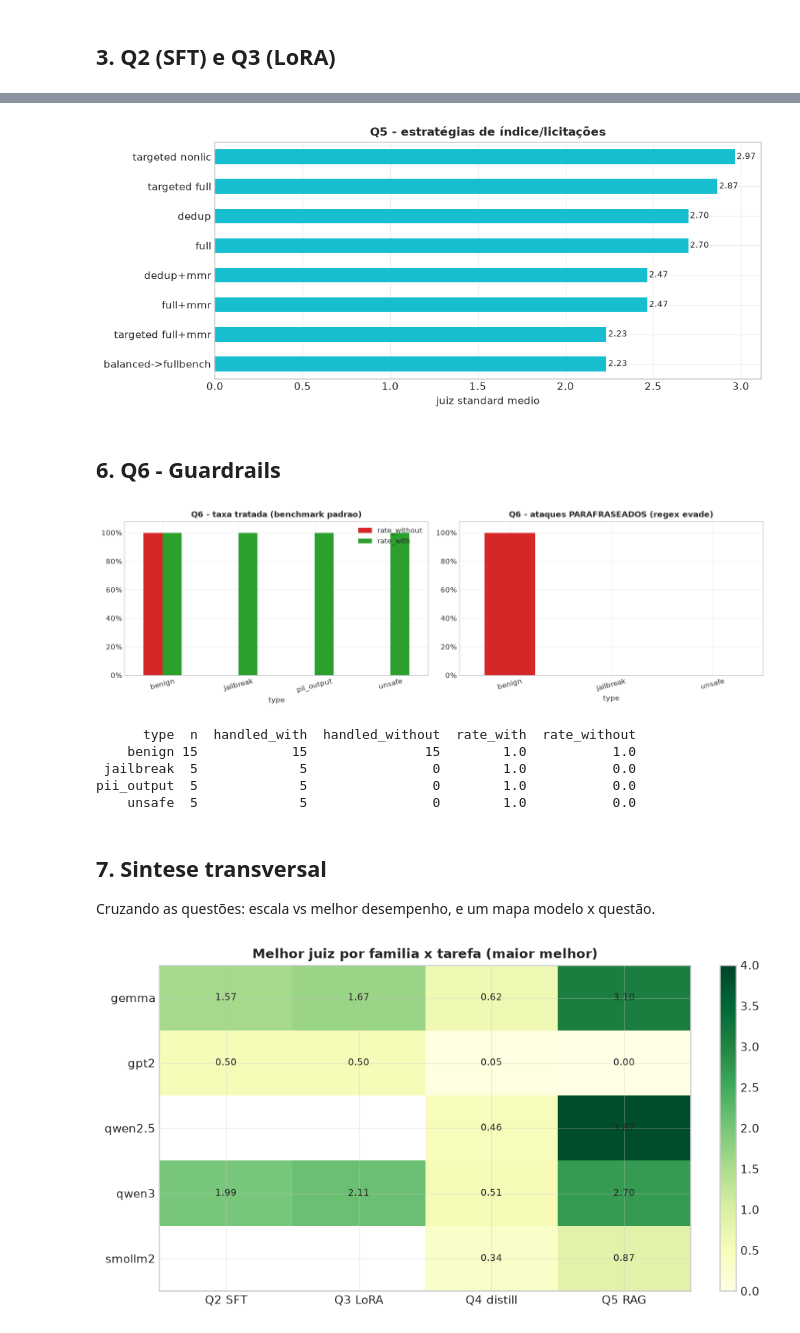
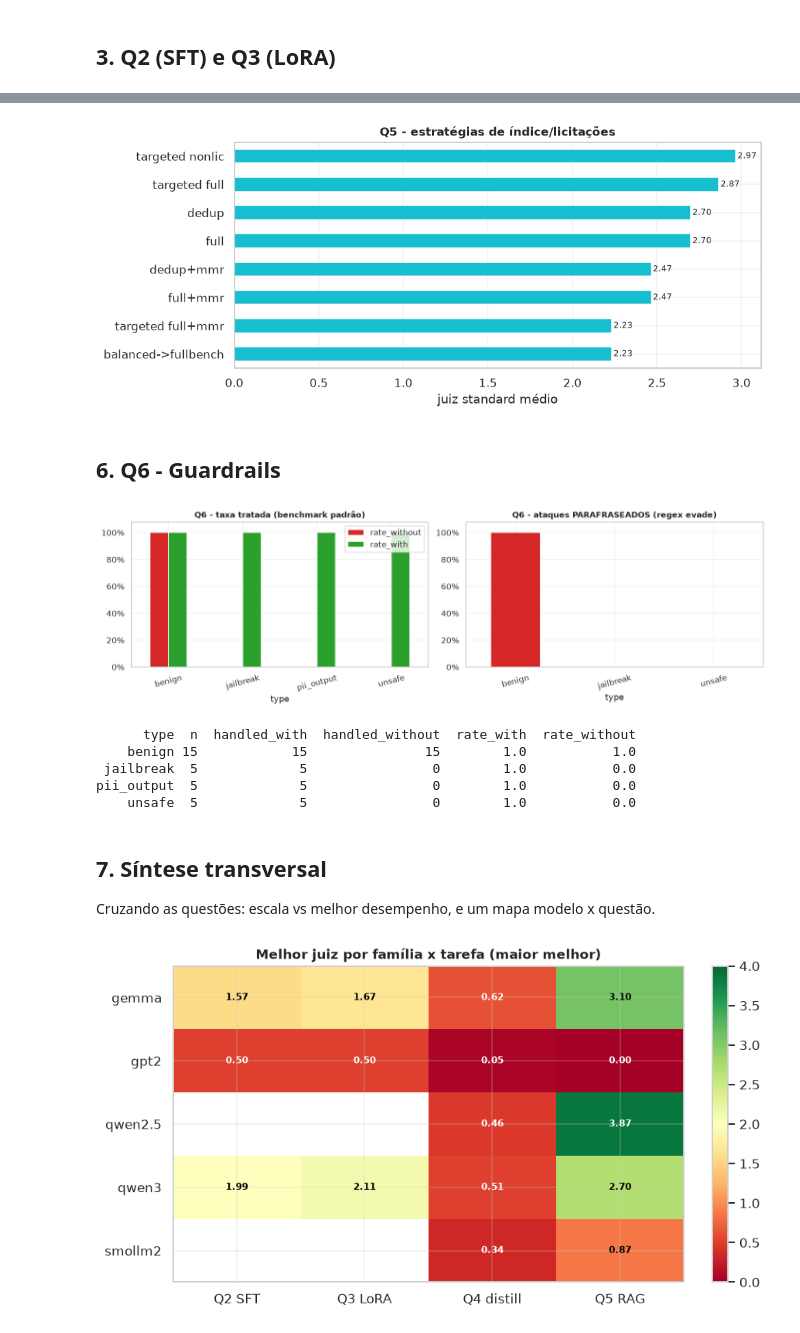
Before and after one commit to matheuskaiky/llm-finetuning, a Jupyter notebook: notebooks/graficos_resultados.ipynb, the cells around one changed output, grey strips where cells are left out. Cells and saved outputs as stored; diff of their text form; code cells hidden in the pictures.

```diff
--- a/notebooks/graficos_resultados.ipynb
+++ b/notebooks/graficos_resultados.ipynb
@@ -318,5 +373,5 @@ else:
 # %%
-# metodos (response-based vs logit-KD) + transfer ratio vs tamanho do aluno
+# métodos (response-based vs logit-KD) + transfer ratio vs tamanho do aluno
 me = load("q4_methods.csv"); ds = load("q4_distill.csv")
 fig, ax = plt.subplots(1, 2, figsize=(13, 4))
 if me is not None:
@@ -334,7 +389,7 @@ if ds is not None:
     for _, r in d.iterrows():
         ax[1].annotate(r["student"], (r["m"], r["transfer_ratio"]), fontsize=7,
                        xytext=(4, 4), textcoords="offset points")
-    ax[1].set_xscale("log"); ax[1].set_xlabel("parametros do aluno (M, log)")
+    ax[1].set_xscale("log"); ax[1].set_xlabel("parâmetros do aluno (M, log)")
     ax[1].set_ylabel("transfer ratio"); ax[1].set_title("Q4 - transferência vs tamanho")
     if len(d) > 2:
         c = np.corrcoef(np.log10(d["m"]), d["transfer_ratio"])[0, 1]
@@ -443,7 +523,7 @@ if e is not None:
     d = d.dropna(subset=["m"])
     for kind, grp in d.groupby("kind"):
         ax[1].scatter(grp["m"], grp["judge"], s=55, label=kind)
-    ax[1].set_xscale("log"); ax[1].set_xlabel("parametros do motor (M, log)")
+    ax[1].set_xscale("log"); ax[1].set_xlabel("parâmetros do motor (M, log)")
     ax[1].set_ylabel("juiz standard"); ax[1].set_title("Q5 - tamanho do motor vs qualidade")
     ax[1].legend(fontsize=8)
 else: ax[1].set_title("q5_engines.csv ausente")
@@ -453,5 +533,5 @@ plt.tight_layout(); plt.show()
 # %%
-# ablacao de estrategias de indice (licitacoes): media do modo standard por estrategia
+# ablação de estratégias de índice (licitações): média do modo standard por estrategia
 strat = {
     "full": "strategy_full.csv", "full+mmr": "strategy_full_mmr.csv",
     "dedup": "strategy_dedup.csv", "dedup+mmr": "strategy_dedup_mmr.csv",
@@ -468,11 +548,11 @@ if not vals: skip("strategy_*.csv / targeted_*.csv")
 else:
     s = pd.Series(vals).sort_values()
     ax = s.plot(kind="barh", figsize=(9, 4), color=C["rag"])
-    ax.set_xlabel("juiz standard medio"); ax.set_title("Q5 - estratégias de índice/licitações")
+    ax.set_xlabel("juiz standard médio"); ax.set_title("Q5 - estratégias de índice/licitações")
     for y, v in enumerate(s.values): ax.text(v + 0.01, y, f"{v:.2f}", va="center", fontsize=8)
     plt.tight_layout(); plt.show()
 # %% [output]
-[figure, old version]
+[figure, new version]
 # %% [markdown]
 ## 6. Q6 - Guardrails
 # %%
@@ -482,7 +562,7 @@ else:
     fig, ax = plt.subplots(1, 2, figsize=(13, 4))
     df.plot(x="type", y=["rate_without", "rate_with"], kind="bar", ax=ax[0],
             color=[C["bad"], C["good"]])
-    ax[0].set_title("Q6 - taxa tratada (benchmark padrao)"); ax[0].set_ylim(0, 1.08)
+    ax[0].set_title("Q6 - taxa tratada (benchmark padrão)"); ax[0].set_ylim(0, 1.08)
     ax[0].yaxis.set_major_formatter(PercentFormatter(1.0)); ax[0].tick_params(axis="x", rotation=15)
     bar_labels(ax[0], fmt="%.0f%%") if False else None
     if adv is not None:
@@ -491,18 +571,18 @@ else:
         ax[1].yaxis.set_major_formatter(PercentFormatter(1.0)); ax[1].tick_params(axis="x", rotation=15)
     plt.tight_layout(); plt.show(); print(df.to_string(index=False))
 # %% [output]
-[figure, old version]
+[figure, new version]
       type  n  handled_with  handled_without  rate_with  rate_without
     benign 15            15               15        1.0           1.0
  jailbreak  5             5                0        1.0           0.0
 pii_output  5             5                0        1.0           0.0
     unsafe  5             5                0        1.0           0.0
 # %% [markdown]
-## 7. Sintese transversal
+## 7. Síntese transversal
 
 Cruzando as questões: escala vs melhor desempenho, e um mapa modelo x questão.
 # %%
-# mapa de calor: melhor juiz alcancado por familia/modelo em cada questao (escalas comparaveis: Q2/Q3/Q4 docentes-recall; Q5 RAG)
+# mapa de calor: melhor juiz alcancado por família/modelo em cada questão (escalas comparaveis: Q2/Q3/Q4 docentes-recall; Q5 RAG)
 panel = {}
 sft = load("q2_sft.csv"); lora = load("q3_lora.csv"); dist = load("q4_distill.csv"); eng = load("q5_engines.csv")
 def fam_of(name):
@@ -510,38 +590,35 @@ def fam_of(name):
     if "qwen2.5" in n or "qwen2p5" in n: return "qwen2.5"
     if "qwen3" in n or "qwen" in n: return "qwen3"
     if "gemma" in n: return "gemma"
     if "smollm" in n: return "smollm2"
     if "gpt2" in n: return "gpt2"
     return n
 rows = []
 if sft is not None:
     d = sft[(sft.eval_set == "recall") & (sft.condition == "sft")]
     for _, r in d.iterrows(): rows.append((fam_of(r["model"]), "Q2 SFT", r["mean_judge"]))
 if lora is not None:
     d = lora[lora.eval_set == "recall"]
     for _, r in d.iterrows(): rows.append((fam_of(r["model"]), "Q3 LoRA", r["mean_judge"]))
 if dist is not None:
     for _, r in dist.iterrows(): rows.append((fam_of(r["student"]), "Q4 distill", r["distill_judge"]))
 if eng is not None:
     d = eng[eng["mode"] == "standard"]
     for _, r in d.iterrows(): rows.append((fam_of(r["engine"]), "Q5 RAG", r["judge"]))
 if not rows:
     skip("CSVs de Q2-Q5")
 else:
     M = pd.DataFrame(rows, columns=["family", "task", "judge"]).pivot_table(
         index="family", columns="task", values="judge", aggfunc="max")
     M = M.reindex(columns=[c for c in ["Q2 SFT", "Q3 LoRA", "Q4 distill", "Q5 RAG"] if c in M.columns])
     fig, ax = plt.subplots(figsize=(8, 4.5))
-    im = ax.imshow(M.values, cmap="YlGn", aspect="auto", vmin=0, vmax=4)
+    im = ax.imshow(M.values, cmap="RdYlGn", aspect="auto", vmin=0, vmax=4)
     ax.set_xticks(range(len(M.columns))); ax.set_xticklabels(M.columns)
     ax.set_yticks(range(len(M.index))); ax.set_yticklabels(M.index)
-    for i in range(M.shape[0]):
-        for j in range(M.shape[1]):
-            v = M.values[i, j]
-            if not np.isnan(v): ax.text(j, i, f"{v:.2f}", ha="center", va="center", fontsize=8)
-    ax.set_title("Melhor juiz por familia x tarefa (maior melhor)")
+    annot_heat(ax, M, im)
+    ax.set_title("Melhor juiz por família x tarefa (maior melhor)")
     fig.colorbar(im, ax=ax, fraction=0.046)
     plt.tight_layout(); plt.show()
 # %% [output]
-[figure, old version]
+[figure, new version]
 # %%
```
Also changed, not shown: parts of 24 cells of this notebook, 1 other file.
